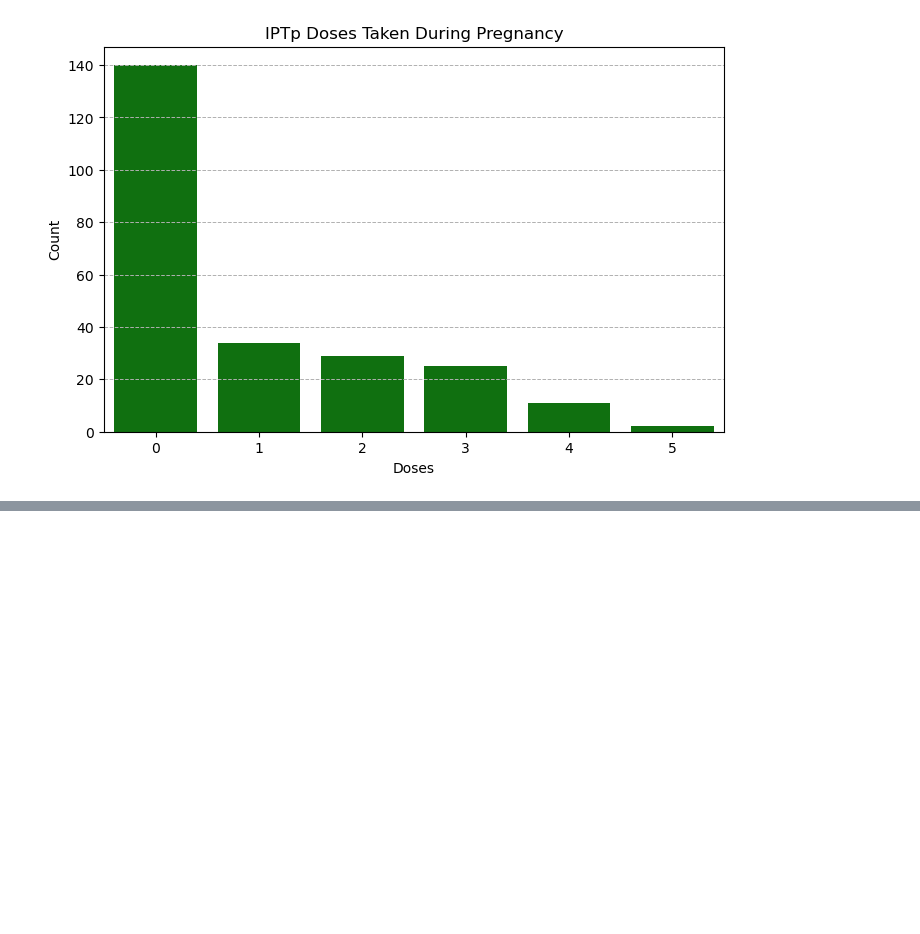
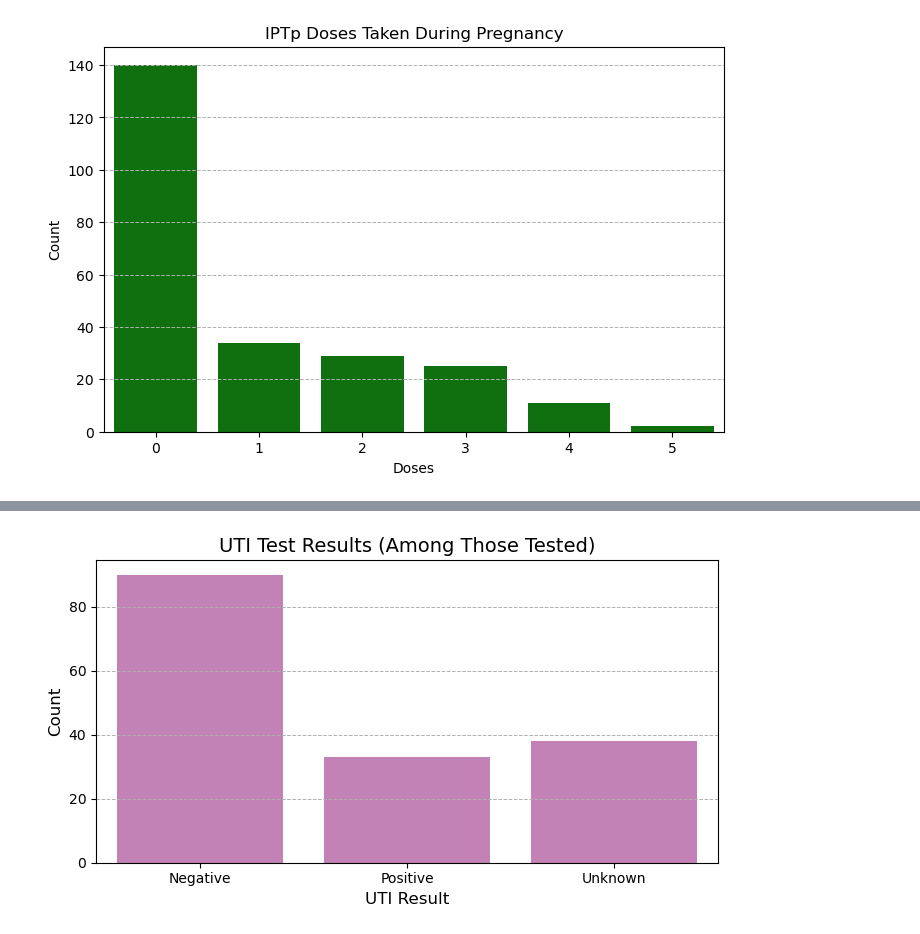
Before and after one commit to RichelCode/uti-pregnancy-analysis, a Jupyter notebook: Untitled.ipynb, the cells around one changed output, grey strips where cells are left out. Drawn from its saved outputs; the diff is of its cells as text; code cells hidden in the pictures; blank space fills up the shorter version.

```diff
--- a/Untitled.ipynb
+++ b/Untitled.ipynb
@@ -270,0 +288,23 @@ plt.show()
+# %%
+# Remove leading/trailing spaces and fix inconsistent spacing
+df_pregnancy['UTIResult'] = df_pregnancy['UTIResult'].str.strip().replace({
+    'Positive for  UTI': 'Positive',
+    'Negative for UTI': 'Negative',
+    'Not sure': 'Unknown',
+    'Not Applicable': 'Not Applicable'
+})
+# %%
+# Filter properly now
+df_tested = df_pregnancy[df_pregnancy['UTIResult'] != 'Not Applicable']
+
+# Plot
+plt.figure(figsize=(7, 4))
+sns.countplot(data=df_tested, x='UTIResult', order=['Negative', 'Positive', 'Unknown'], color=sns.color_palette("colorblind")[4])
+plt.title("UTI Test Results (Among Those Tested)", fontsize=14)
+plt.xlabel("UTI Result", fontsize=12)
+plt.ylabel("Count", fontsize=12)
+plt.grid(axis='y', linestyle='--', linewidth=0.7)
+plt.tight_layout()
+plt.show()
+# %% [output]
+[figure, added]
```
Also changed, not shown: parts of 16 cells of this notebook.
